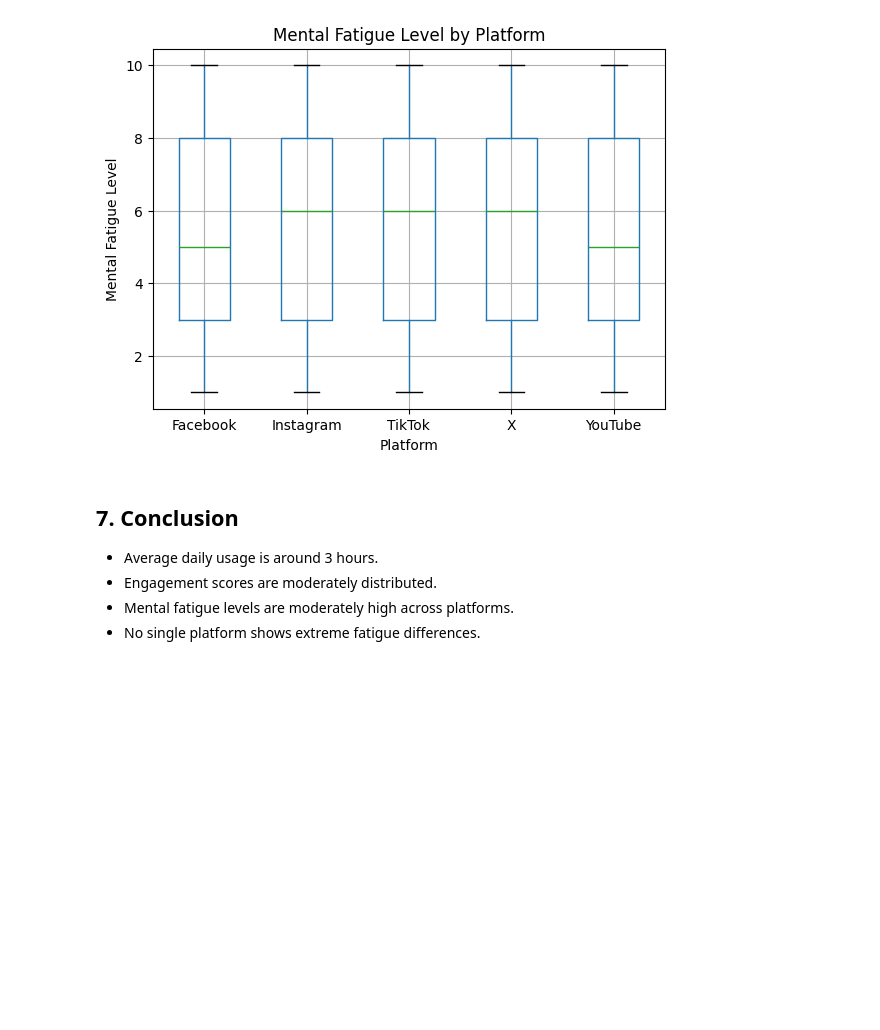
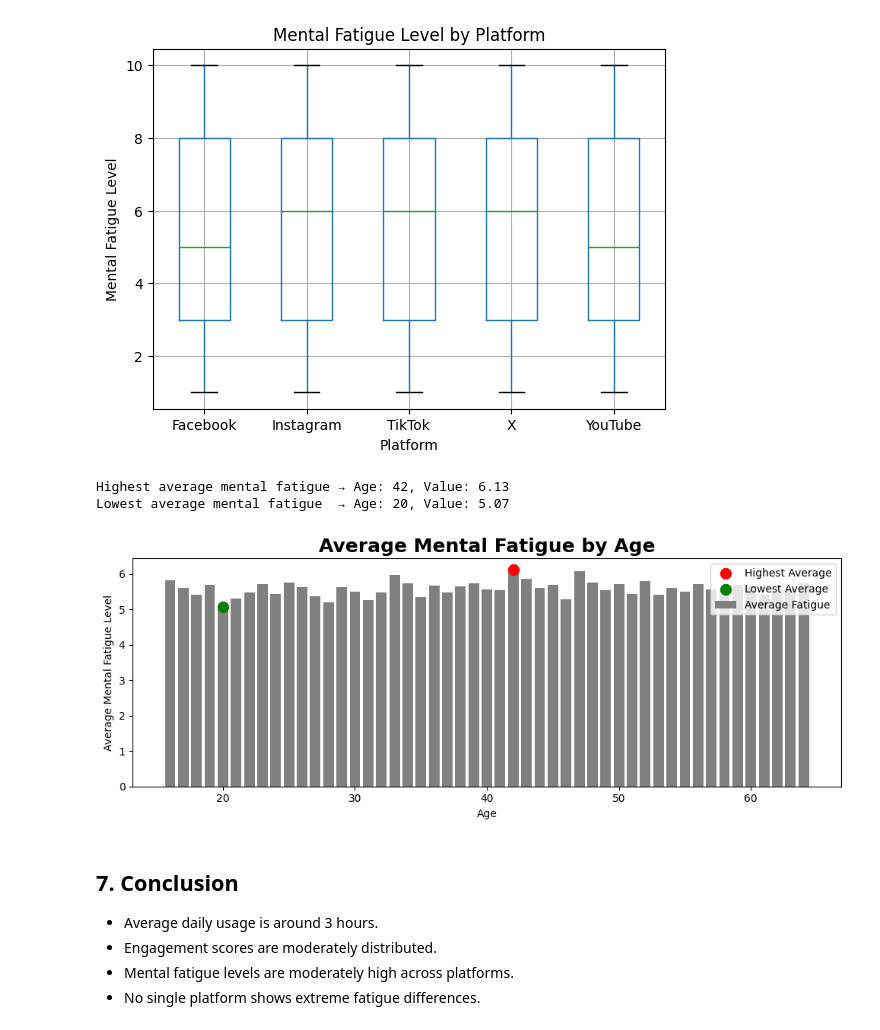
Before and after one commit to jshnpreetsinghz/-assignment-data-science-and-analytics, a Jupyter notebook: Social_Media_Mental_Health_Analysis.ipynb, the cells around one changed output. Cells and saved outputs as stored; diff of their text form; code cells hidden in the pictures; blank space fills up the shorter version.

Commit message:
assignment 1

```diff
--- a/Social_Media_Mental_Health_Analysis.ipynb
+++ b/Social_Media_Mental_Health_Analysis.ipynb
@@ -11,7 +11,7 @@ import matplotlib.pyplot as plt
 # %% [markdown]
 ## 2. Load Dataset
 # %%
-df = pd.read_csv('/content/drive/MyDrive/social_media_usage_mental_health.csv')
+df = pd.read_csv(r'C:\Users\jshn\Desktop\data science and anlytics\-assignment1-Social_Media_Mental_Health_Analysis\social_media_usage_mental_health.csv')
 df.head()
 # %% [output]
 |  | user_id | age | country | platform | daily_usage_minutes | content_type | engagement_score | ... |
@@ -112,6 +111,44 @@ plt.show()
 # %% [output]
 <Figure size 640x480 with 0 Axes>
 [figure]
+# %%
+import matplotlib.pyplot as plt
+
+# Calculate average fatigue per age
+age_avg = df.groupby('age')['mental_fatigue_level'].mean()
+
+# Find highest and lowest
+max_age = age_avg.idxmax()
+max_value = age_avg.max()
+
+min_age = age_avg.idxmin()
+min_value = age_avg.min()
+
+print(f"Highest average mental fatigue → Age: {max_age}, Value: {max_value:.2f}")
+print(f"Lowest average mental fatigue  → Age: {min_age}, Value: {min_value:.2f}")
+
+# Plot
+plt.figure(figsize=(10,4))
+
+plt.bar(age_avg.index, age_avg.values, label="Average Fatigue",color='gray')
+
+# Highlight highest
+plt.scatter(max_age, max_value, s=100, label="Highest Average",color='red')
+
+# Highlight lowest
+plt.scatter(min_age, min_value, s=100, label="Lowest Average",color='green')
+
+plt.title("Average Mental Fatigue by Age", fontsize=18, fontweight='bold')
+plt.xlabel("Age")
+plt.ylabel("Average Mental Fatigue Level")
+
+plt.legend()
+plt.tight_layout()
+plt.show()
+# %% [output]
+Highest average mental fatigue → Age: 42, Value: 6.13
+Lowest average mental fatigue  → Age: 20, Value: 5.07
+[figure, added]
 # %% [markdown]
 ## 7. Conclusion
 - Average daily usage is around 3 hours.
```
Also changed, not shown: parts of 1 cell of this notebook.
